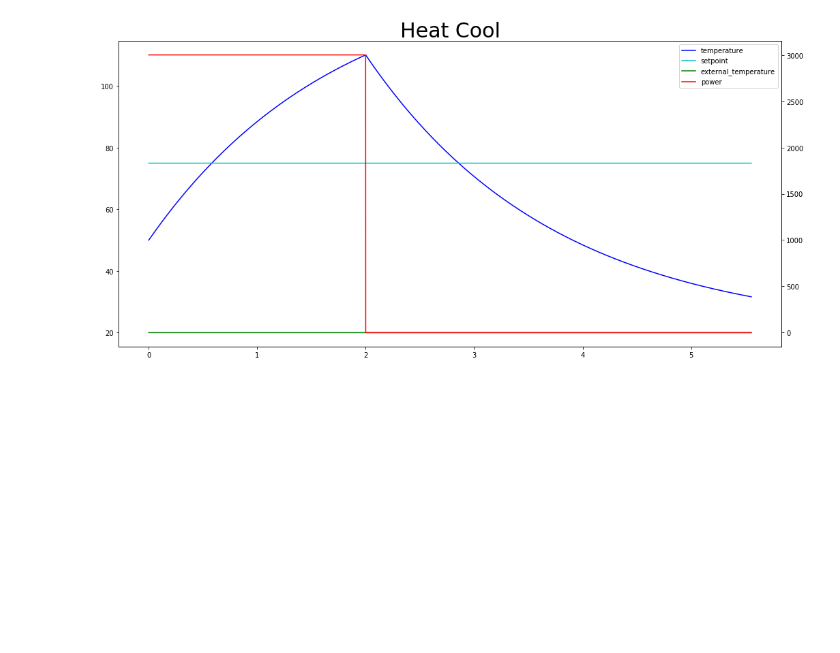
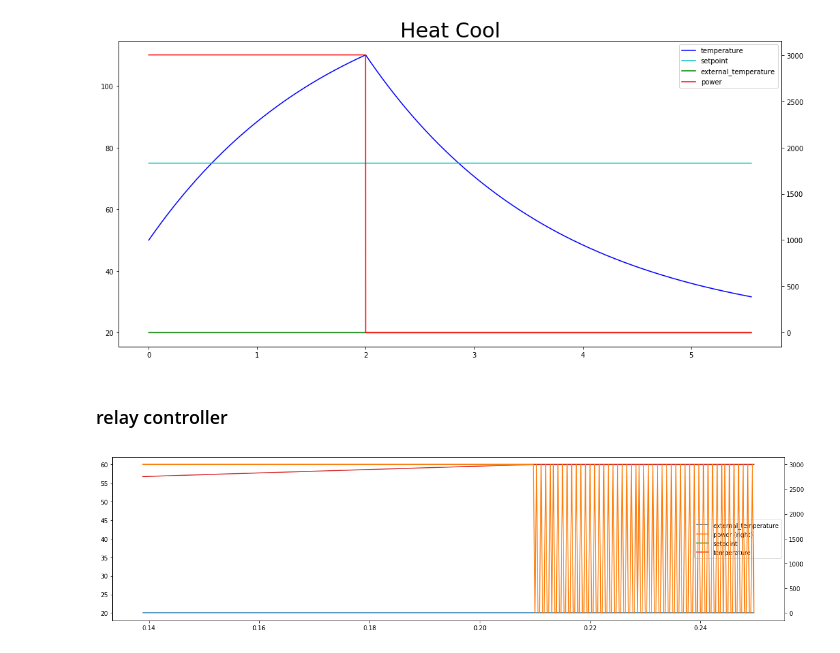
Before and after one commit to mabrek/controllers-2018, a Jupyter notebook: controllers.ipynb, the cells around one changed output. Drawn from its saved outputs; the diff is of its cells as text; code cells hidden in the pictures; blank space fills up the shorter version.

Commit message:
relay and interactive proportional

```diff
--- a/controllers.ipynb
+++ b/controllers.ipynb
@@ -109,3 +113,31 @@ right_colors = ['r']
 save_animation(data, left_columns, left_colors, right_columns, right_colors, 'Heat Cool')
 # %% [output]
 [figure]
+# %% [markdown]
+### relay controller
+# %%
+time = np.arange(0, 1500, 1, dtype=np.float64)
+power = np.full_like(time, 3000)
+external_temperature = np.full_like(time, 20)
+temperature = np.full_like(time, np.nan)
+temperature[0] = 50
+setpoint = np.full_like(time, 60)
+
+for i in range(len(time) - 1):
+    if (temperature[i] < setpoint[i]):
+        power[i+1] = 3000
+    else:
+        power[i+1] = 0
+    temperature[i+1] = odeint(temperature_derivative, temperature[i], time[i:(i+2)],
+                              args=(power[i+1], external_temperature[i], heat_capacity,
+                                    heat_transfer_coefficient, surface),
+                             )[-1]
+
+data = pd.DataFrame(index=time / 3600, data={'temperature':  temperature,
+                               'external_temperature': external_temperature,
+                               'setpoint': setpoint,
+                               'power': power
+                              })
+data.iloc[500:900].plot(secondary_y=('power'));
+# %% [output]
+[figure, added]
```
Also changed, not shown: parts of 14 cells of this notebook.
